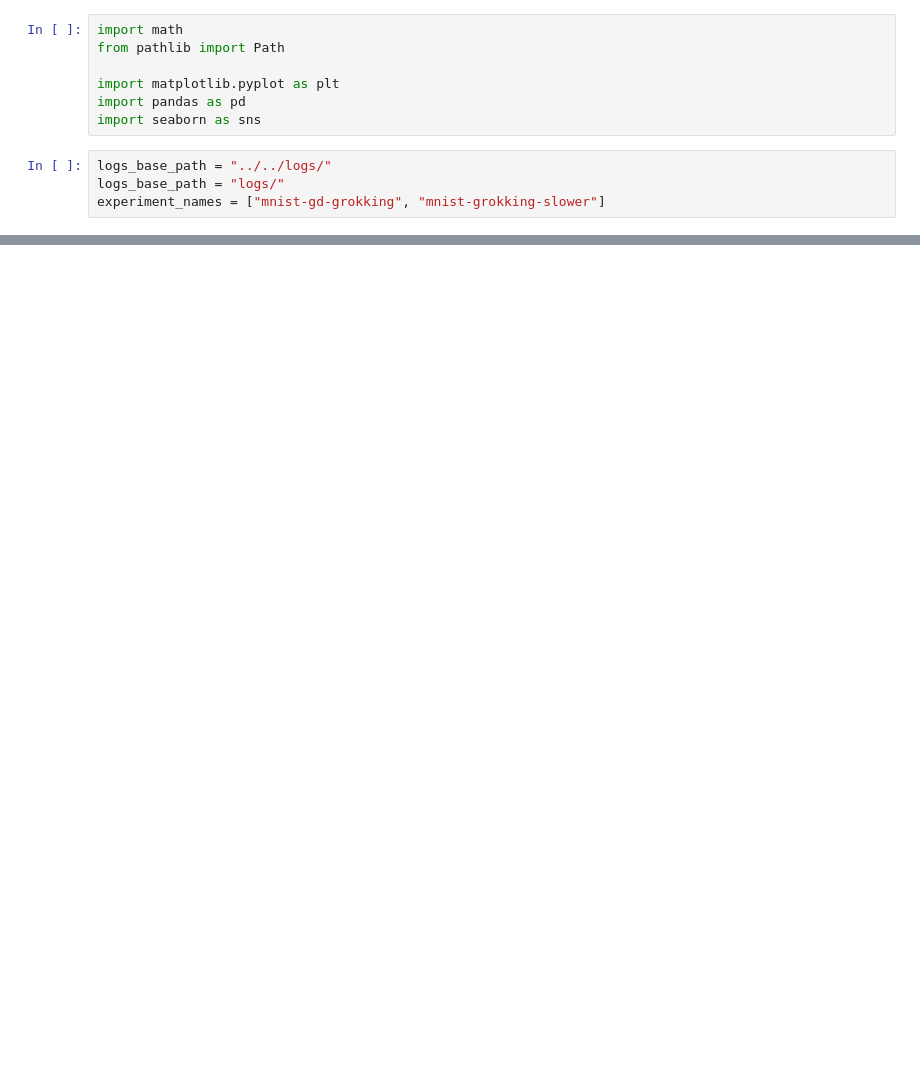
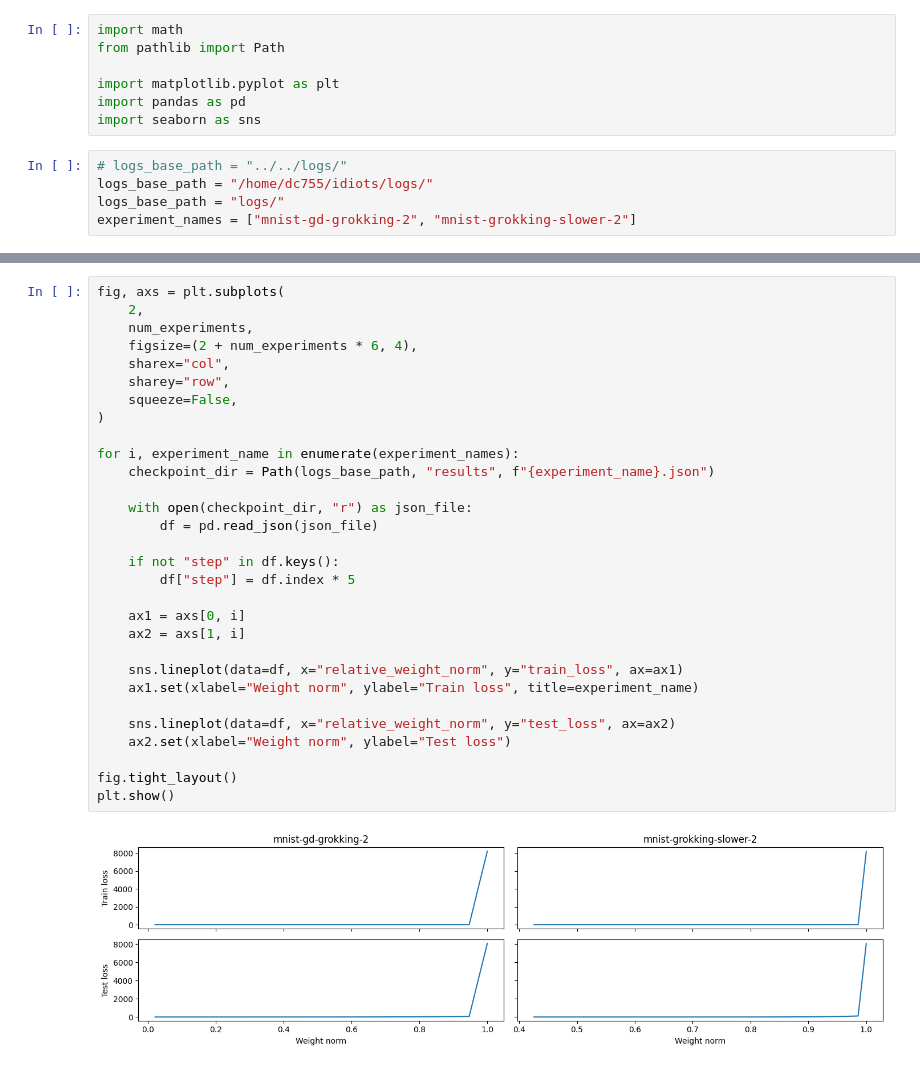
Before and after one commit to andylolu2/idiots, a Jupyter notebook: idiots/notebooks/plot_svm_dots_results.ipynb, the cells around one changed output, grey strips where cells are left out. Drawn from its saved outputs; the diff is of its cells as text; blank space fills up the shorter version.

```diff
--- a/idiots/notebooks/plot_svm_dots_results.ipynb
+++ b/idiots/notebooks/plot_svm_dots_results.ipynb
@@ -6,9 +6,10 @@ import matplotlib.pyplot as plt
 import pandas as pd
 import seaborn as sns
 # %%
-logs_base_path = "../../logs/"
+# logs_base_path = "../../logs/"
+logs_base_path = "/home/dc755/idiots/logs/"
 logs_base_path = "logs/"
-experiment_names = ["mnist-gd-grokking", "mnist-grokking-slower"]
+experiment_names = ["mnist-gd-grokking-2", "mnist-grokking-slower-2"]
 # %%
 num_experiments = len(experiment_names)
 
@@ -68,0 +72,32 @@ fig.tight_layout()
+# %%
+fig, axs = plt.subplots(
+    2,
+    num_experiments,
+    figsize=(2 + num_experiments * 6, 4),
+    sharex="col",
+    sharey="row",
+    squeeze=False,
+)
+
+for i, experiment_name in enumerate(experiment_names):
+    checkpoint_dir = Path(logs_base_path, "results", f"{experiment_name}.json")
+
+    with open(checkpoint_dir, "r") as json_file:
+        df = pd.read_json(json_file)
+
+    if not "step" in df.keys():
+        df["step"] = df.index * 5
+
+    ax1 = axs[0, i]
+    ax2 = axs[1, i]
+
+    sns.lineplot(data=df, x="relative_weight_norm", y="train_loss", ax=ax1)
+    ax1.set(xlabel="Weight norm", ylabel="Train loss", title=experiment_name)
+
+    sns.lineplot(data=df, x="relative_weight_norm", y="test_loss", ax=ax2)
+    ax2.set(xlabel="Weight norm", ylabel="Test loss")
+
+fig.tight_layout()
+plt.show()
+# %% [output]
+[figure, added]
```
Also changed, not shown: parts of 1 cell of this notebook, 2 other files.
